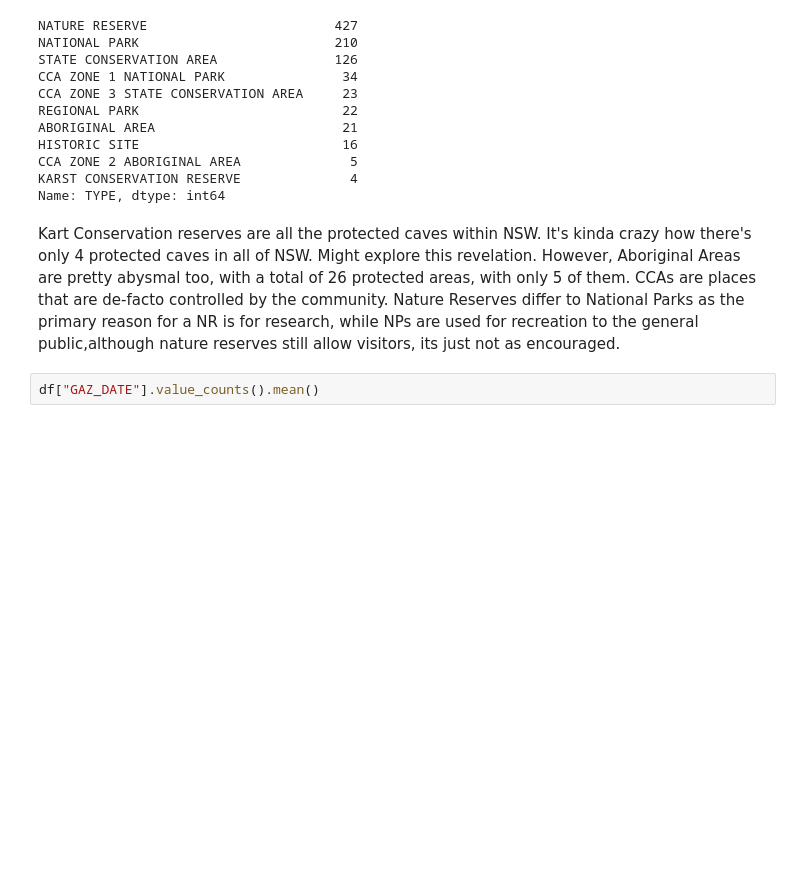
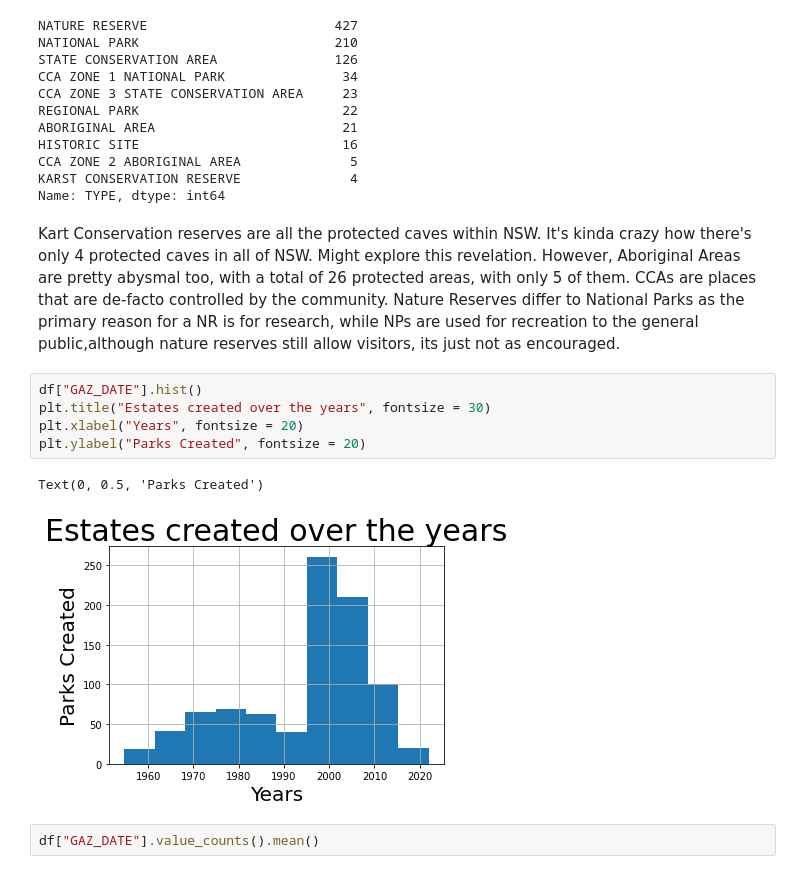
Before and after one commit to AlXu111/NationalParks, a Jupyter notebook: dataproject.ipynb, the cells around one changed output. Drawn from its saved outputs; the diff is of its cells as text; blank space fills up the shorter version.

```diff
--- a/dataproject.ipynb
+++ b/dataproject.ipynb
@@ -106,6 +127,14 @@ KARST CONSERVATION RESERVE              4
 Name: TYPE, dtype: int64
 # %% [markdown]
 Kart Conservation reserves are all the protected caves within NSW. It's kinda crazy how there's only 4 protected caves in all of NSW. Might explore this revelation. However, Aboriginal Areas are pretty abysmal too, with a total of 26 protected areas, with only 5 of them. CCAs are places that are de-facto controlled by the community. Nature Reserves differ to National Parks as the primary reason for a NR is for research, while NPs are used for recreation to the general public,although nature reserves still allow visitors, its just not as encouraged.
+# %%
+df["GAZ_DATE"].hist()
+plt.title("Estates created over the years", fontsize = 30)
+plt.xlabel("Years", fontsize = 20)
+plt.ylabel("Parks Created", fontsize = 20)
+# %% [output]
+Text(0, 0.5, 'Parks Created')
+[figure, added]
 # %%
 df["GAZ_DATE"].value_counts().mean()
 # %% [output]
```
Also changed, not shown: parts of 13 cells of this notebook.
